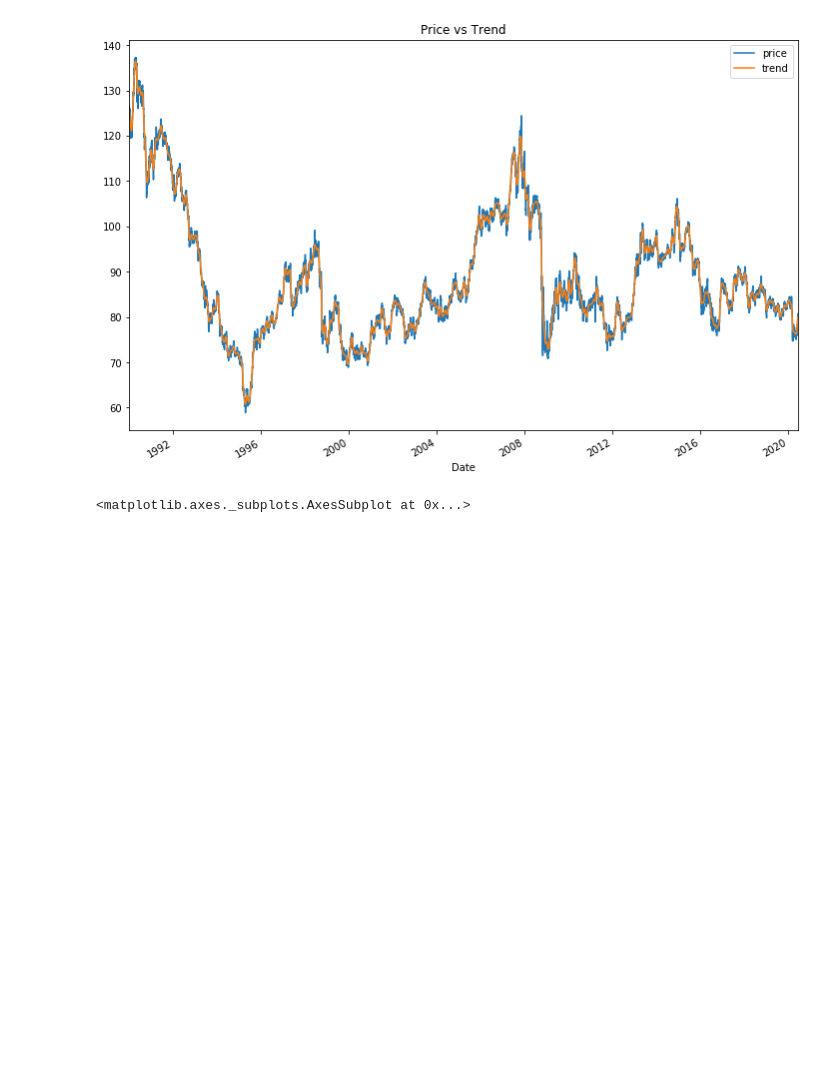
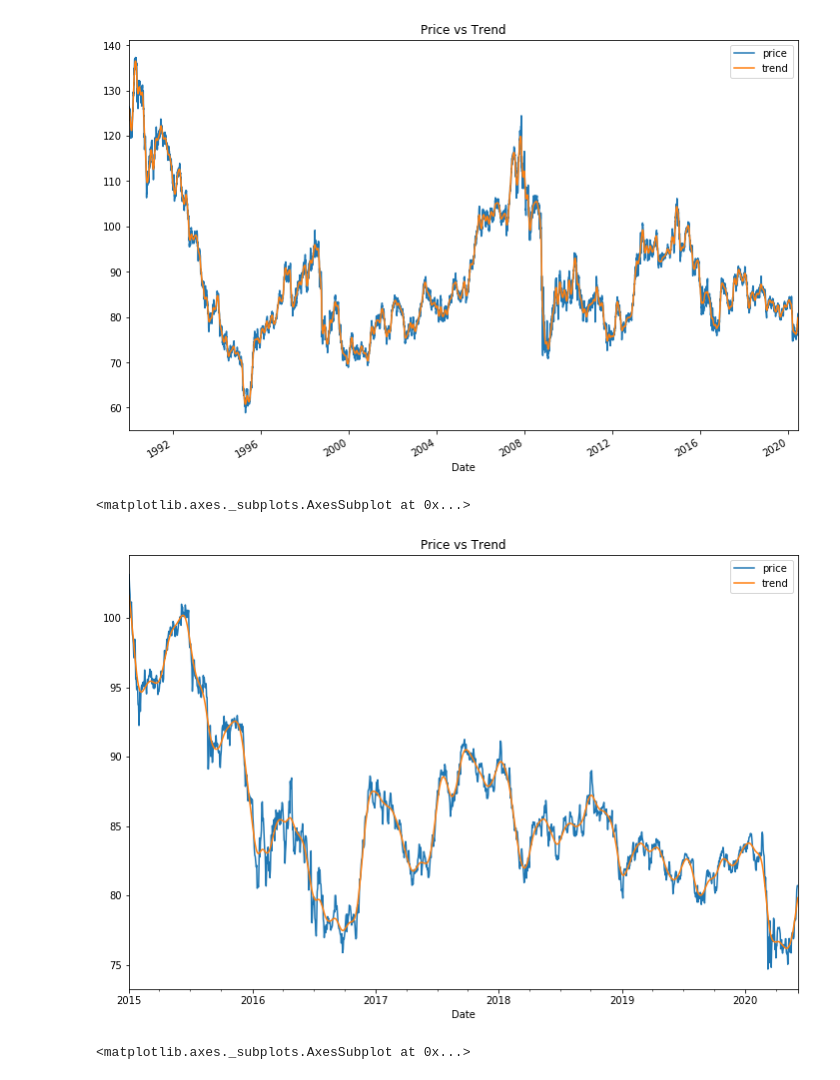
Before and after one commit to veldurai1985/Python_Assignment_7, a Jupyter notebook: time_series_analysis.ipynb, the cells around one changed output. Drawn from its saved outputs; the diff is of its cells as text; code cells hidden in the pictures; blank space fills up the shorter version.

Commit message:
Fixed the price vs trend graph

```diff
--- a/time_series_analysis.ipynb
+++ b/time_series_analysis.ipynb
@@ -96,6 +96,18 @@ cad_jpy_trend_df.trend.plot(
 # %% [output]
 <matplotlib.axes._subplots.AxesSubplot at 0x...>
 [figure]
+# %%
+cad_jpy_trend_df.loc["2015":].price.plot(
+    legend = 'price',
+    title = 'Price vs Trend',
+    figsize = (12,8)
+    )
+cad_jpy_trend_df.loc["2015":].trend.plot(
+    legend = 'trend'
+)
+# %% [output]
+<matplotlib.axes._subplots.AxesSubplot at 0x...>
+[figure, added]
 # %%
 # Plot the exchange rate Price vs. the Trend
 # YOUR CODE HERE!
```
